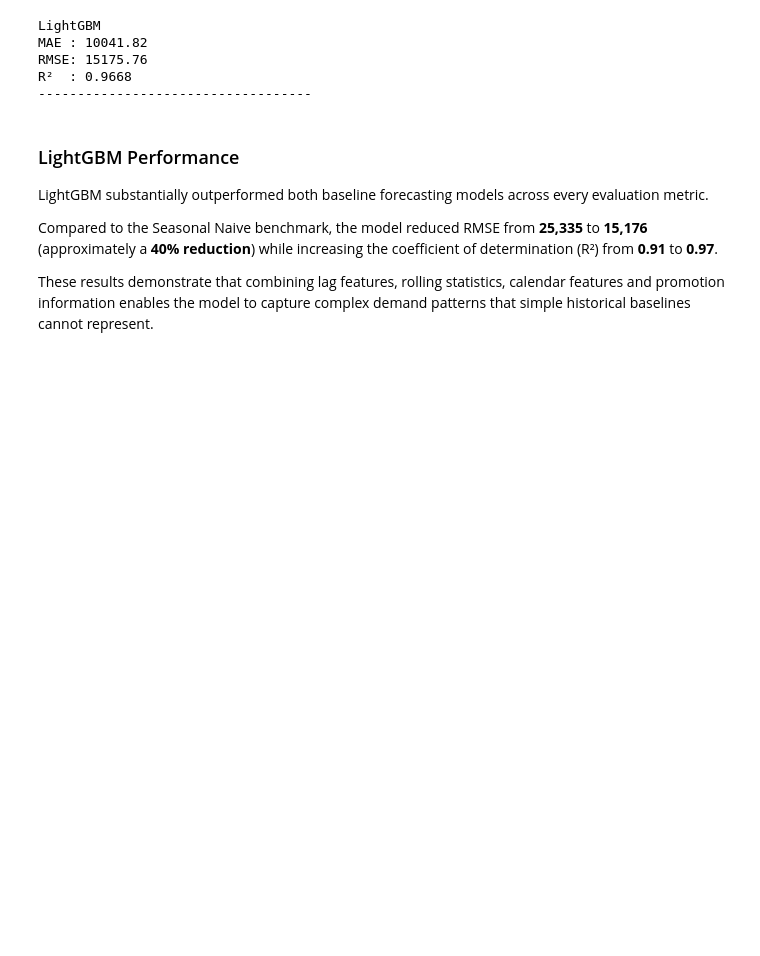
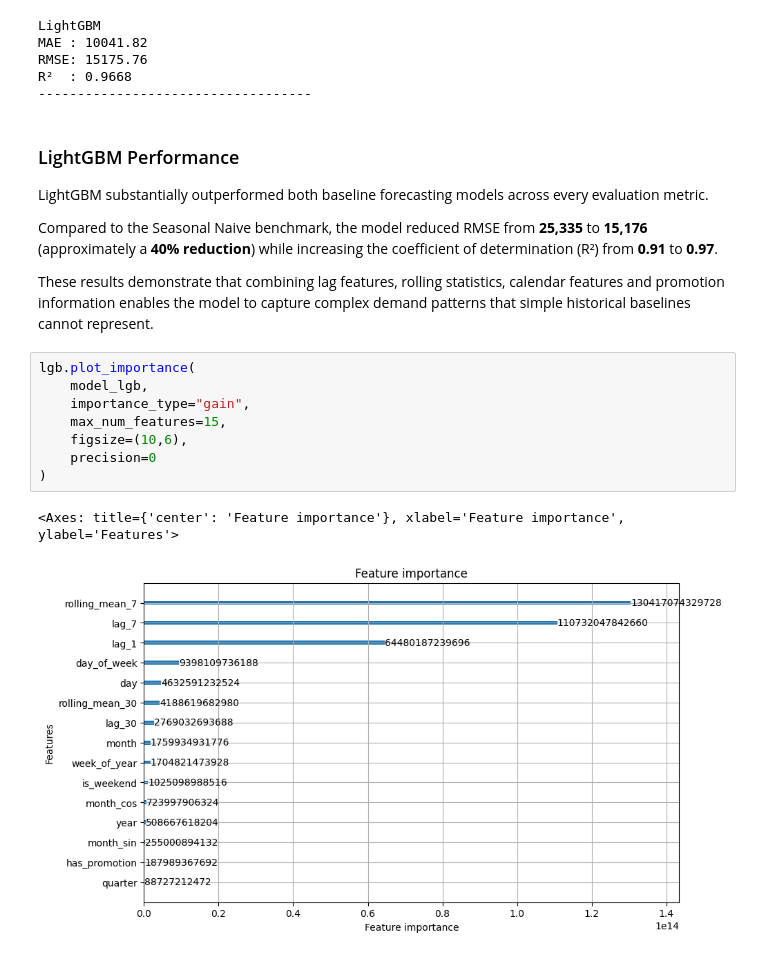
Before and after one commit to Edugar97/retail-demand-forecasting, a Jupyter notebook: notebooks/02_modeling.ipynb, the cells around one changed output. Cells and saved outputs as stored; diff of their text form; blank space fills up the shorter version.

Commit message:
Complete forecasting model comparison and export pipeline

```diff
--- a/notebooks/02_modeling.ipynb
+++ b/notebooks/02_modeling.ipynb
@@ -562,3 +556,14 @@ LightGBM substantially outperformed both baseline forecasting models across ever
 Compared to the Seasonal Naive benchmark, the model reduced RMSE from **25,335** to **15,176** (approximately a **40% reduction**) while increasing the coefficient of determination (R²) from **0.91** to **0.97**.
 
 These results demonstrate that combining lag features, rolling statistics, calendar features and promotion information enables the model to capture complex demand patterns that simple historical baselines cannot represent.
+# %%
+lgb.plot_importance(
+    model_lgb,
+    importance_type="gain",
+    max_num_features=15,
+    figsize=(10,6),
+    precision=0
+)
+# %% [output]
+<Axes: title={'center': 'Feature importance'}, xlabel='Feature importance', ylabel='Features'>
+[figure, added]
```
Also changed, not shown: parts of 30 cells of this notebook, 2 other files.
